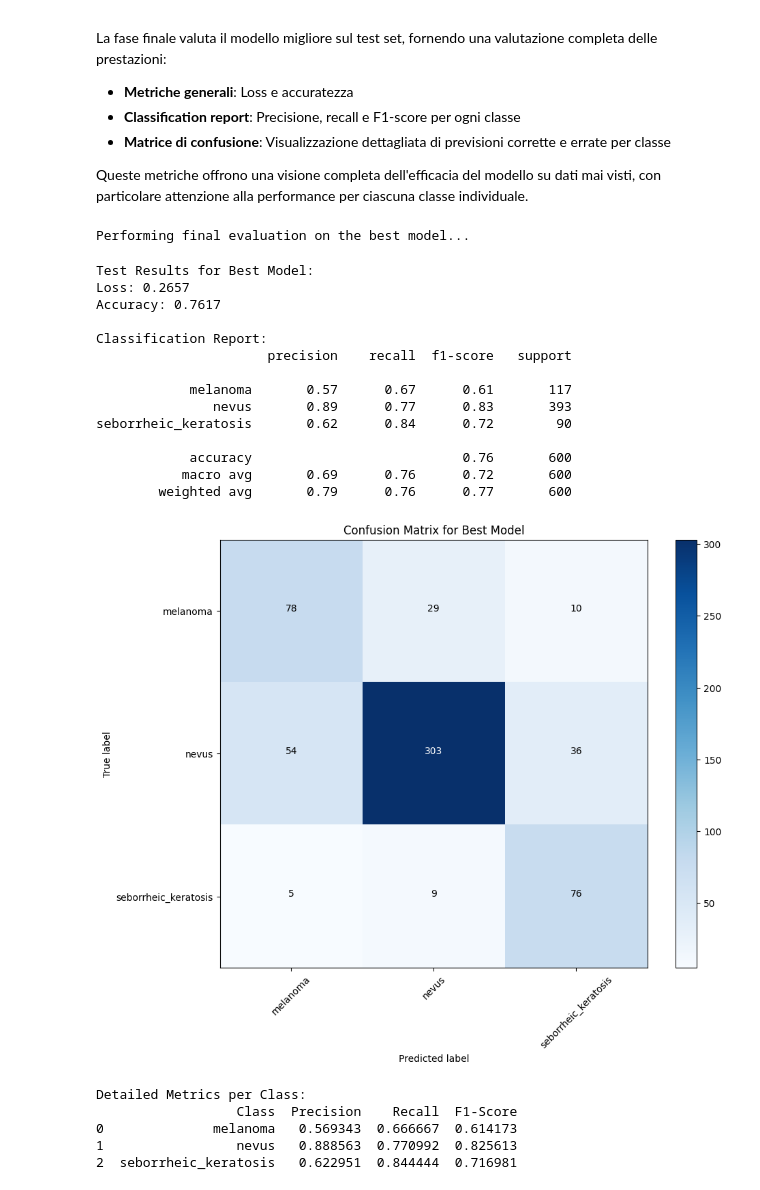
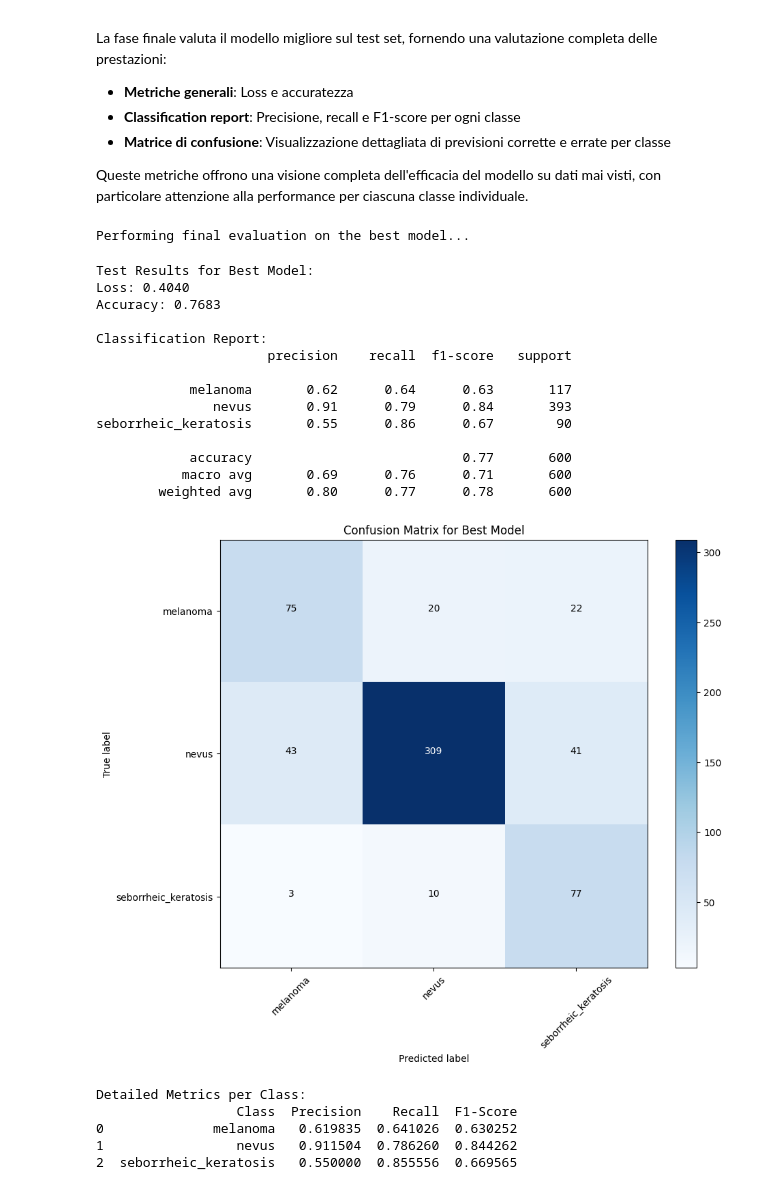
Before and after one commit to Tony0380/SkinVisionNet, a Jupyter notebook: SkinVisionNet.ipynb, the cells around one changed output. Cells and saved outputs as stored; diff of their text form; code cells hidden in the pictures.

```diff
--- a/SkinVisionNet.ipynb
+++ b/SkinVisionNet.ipynb
@@ -110,8 +110,8 @@ train_transform = transforms.Compose([
     # Trasformazioni di data augmentation
     transforms.RandomHorizontalFlip(p=0.7),
     transforms.RandomVerticalFlip(p=0.7),
-    #transforms.RandomRotation(degrees=40),
-    #transforms.ColorJitter(brightness=0.2, contrast=0.2, saturation=0.2, hue=0.1),
+    transforms.RandomRotation(degrees=40),
+    transforms.ColorJitter(brightness=0.2, contrast=0.2, saturation=0.2, hue=0.1),
     #transforms.RandomAffine(degrees=10, translate=(0.1, 0.1), scale=(0.9, 1.1)),
 
     # Conversione in tensore
@@ -130,8 +130,8 @@ melanoma_transform = transforms.Compose([
     # Trasformazioni di data augmentation molto aggressive
     transforms.RandomHorizontalFlip(p=0.8),
     transforms.RandomVerticalFlip(p=0.8),
-    #transforms.RandomRotation(degrees=45),
-    #transforms.ColorJitter(brightness=0.35, contrast=0.35, saturation=0.35, hue=0.25),
+    transforms.RandomRotation(degrees=45),
+    transforms.ColorJitter(brightness=0.35, contrast=0.35, saturation=0.35, hue=0.25),
     #transforms.RandomAffine(degrees=20, translate=(0.2, 0.2), scale=(0.8, 1.2)),
 
     # Conversione in tensore
@@ -1239,7 +1238,7 @@ try:
     model.eval()
 
     # Valuta sul test set con TTA
-    test_loss, test_acc, test_preds, test_labels = evaluate(model, test_loader, criterion, device, use_tta=True)
+    test_loss, test_acc, test_preds, test_labels = evaluate(model, test_loader, criterion, device, use_tta=False)
 
     print(f"\nTest Results for Best Model:")
     print(f"Loss: {test_loss:.4f}")
@@ -1280,44 +1279,44 @@ try:
     # Calcola precisione, recall e F1 per ogni classe
     precision = precision_score(test_labels, test_preds, average=None)
     recall = recall_score(test_labels, test_preds, average=None)
     f1 = f1_score(test_labels, test_preds, average=None)
 
     # Crea una tabella delle metriche
     metrics_table = pd.DataFrame({
         'Class': class_names,
         'Precision': precision,
         'Recall': recall,
         'F1-Score': f1
     })
 
     print("\nDetailed Metrics per Class:")
     print(metrics_table)
 
 except FileNotFoundError:
     print("Model file not found. Have you completed training?")
 except Exception as e:
     print(f"Error during testing: {e}")
     import traceback
     traceback.print_exc()
 # %% [output]
 Performing final evaluation on the best model...
 Test Results for Best Model:
-Loss: 0.2657
-Accuracy: 0.7617
+Loss: 0.4040
+Accuracy: 0.7683
 
 Classification Report:
                       precision    recall  f1-score   support
 
-            melanoma       0.57      0.67      0.61       117
-               nevus       0.89      0.77      0.83       393
-seborrheic_keratosis       0.62      0.84      0.72        90
+            melanoma       0.62      0.64      0.63       117
+               nevus       0.91      0.79      0.84       393
+seborrheic_keratosis       0.55      0.86      0.67        90
 
-            accuracy                           0.76       600
-           macro avg       0.69      0.76      0.72       600
-        weighted avg       0.79      0.76      0.77       600
+            accuracy                           0.77       600
+           macro avg       0.69      0.76      0.71       600
+        weighted avg       0.80      0.77      0.78       600
-[figure, old version]
+[figure, new version]
 Detailed Metrics per Class:
                   Class  Precision    Recall  F1-Score
-0              melanoma   0.569343  0.666667  0.614173
-1                 nevus   0.888563  0.770992  0.825613
-2  seborrheic_keratosis   0.622951  0.844444  0.716981
+0              melanoma   0.619835  0.641026  0.630252
+1                 nevus   0.911504  0.786260  0.844262
+2  seborrheic_keratosis   0.550000  0.855556  0.669565
```
Also changed, not shown: parts of 4 cells of this notebook.
